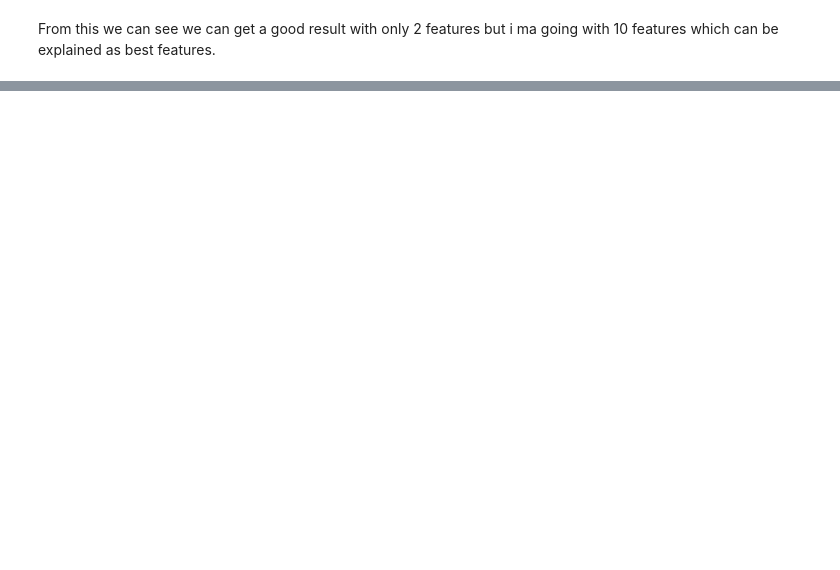
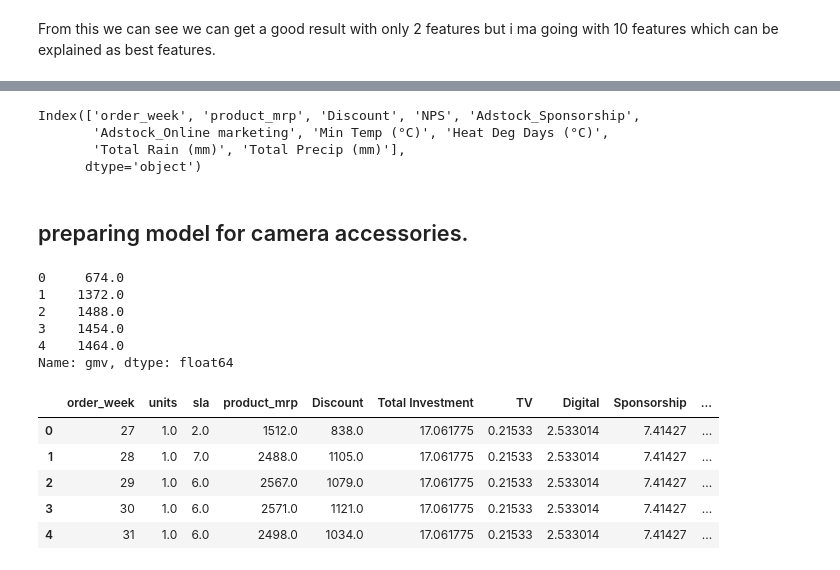
Before and after one commit to Anirudhakumar/DS-, a Jupyter notebook: MarketMixModeling.ipynb, the cells around one changed output, grey strips where cells are left out. Saved outputs shown, nothing was run; the diff lists cells and outputs as text; code cells hidden in the pictures; blank space fills up the shorter version.

```diff
--- a/MarketMixModeling.ipynb
+++ b/MarketMixModeling.ipynb
@@ -726,0 +753,6 @@ dtype: int64
+# %%
+#filling null value by columns mean
+camdcl["Min Temp (°C)"].fillna(camdcl["Min Temp (°C)"].mean(),inplace=True)
+camdcl["Mean Temp (°C)"].fillna(camdcl["Mean Temp (°C)"].mean(),inplace=True)
+camdcl["Heat Deg Days (°C)"].fillna(camdcl["Heat Deg Days (°C)"].mean(),inplace=True)
+camdcl["Cool Deg Days (°C)"].fillna(camdcl["Cool Deg Days (°C)"].mean(),inplace=True)
@@ -997,0 +1068,34 @@ print("R2 Test",r2)
+# %%
+#Features which are best describing the models are as follows
+col = X_train.columns[rfe.support_]
+col
+# %% [output]
+Index(['order_week', 'product_mrp', 'Discount', 'NPS', 'Adstock_Sponsorship',
+       'Adstock_Online marketing', 'Min Temp (°C)', 'Heat Deg Days (°C)',
+       'Total Rain (mm)', 'Total Precip (mm)'],
+      dtype='object')
+# %% [markdown]
+## preparing model for camera accessories.
+# %%
+#train test split
+# Putting response variable to y
+y = camdcl['gmv']
+y.head()
+# %% [output]
+0     674.0
+1    1372.0
+2    1488.0
+3    1454.0
+4    1464.0
+Name: gmv, dtype: float64
+# %%
+# Putting feature variable to X
+X = camdcl.drop("gmv",axis = 1)
+X.head()
+# %% [output]
+|  | order_week | units | sla | product_mrp | Discount | Total Investment | TV | Digital | Sponsorship | ... |
+| 0 | 27 | 1.0 | 2.0 | 1512.0 | 838.0 | 17.061775 | 0.21533 | 2.533014 | 7.41427 | ... |
+| 1 | 28 | 1.0 | 7.0 | 2488.0 | 1105.0 | 17.061775 | 0.21533 | 2.533014 | 7.41427 | ... |
+| 2 | 29 | 1.0 | 6.0 | 2567.0 | 1079.0 | 17.061775 | 0.21533 | 2.533014 | 7.41427 | ... |
+| 3 | 30 | 1.0 | 6.0 | 2571.0 | 1121.0 | 17.061775 | 0.21533 | 2.533014 | 7.41427 | ... |
+| 4 | 31 | 1.0 | 6.0 | 2498.0 | 1034.0 | 17.061775 | 0.21533 | 2.533014 | 7.41427 | ... |
```
Also changed, not shown: parts of 13 cells of this notebook.
